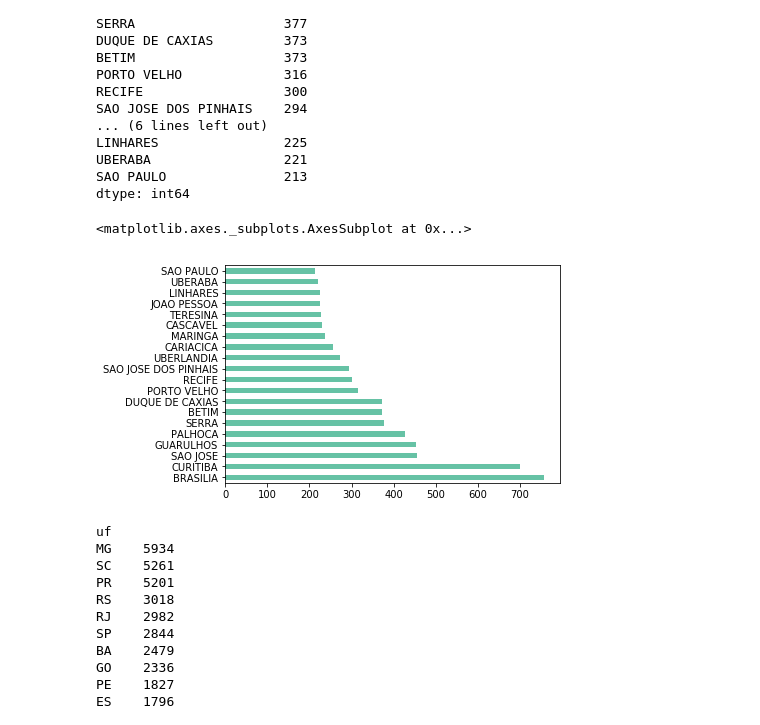
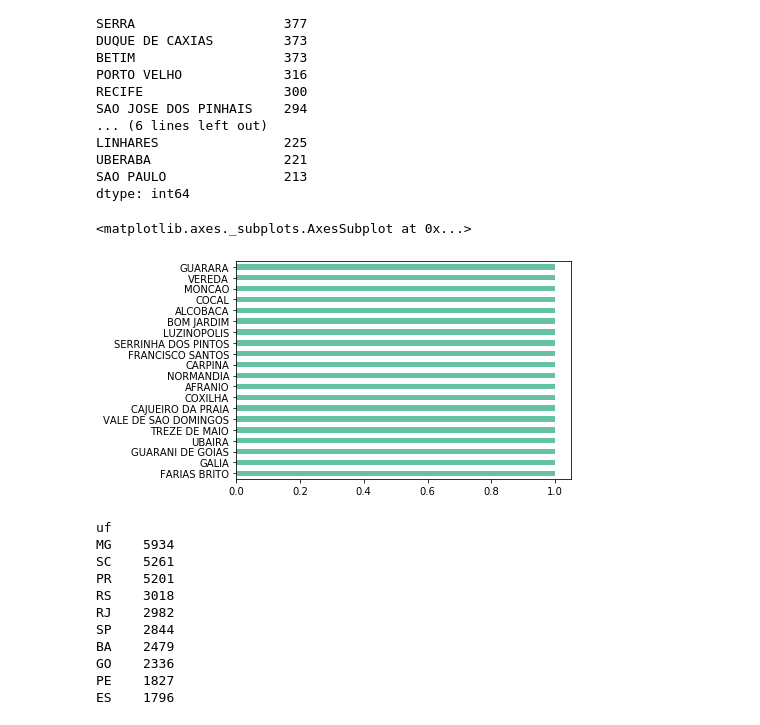
Before and after one commit to italoalvees/Projeto-ICD, a Jupyter notebook: Gráficos.ipynb, the cells around one changed output. Saved outputs shown, nothing was run; the diff lists cells and outputs as text; code cells hidden in the pictures.

```diff
--- a/Gráficos.ipynb
+++ b/Gráficos.ipynb
@@ -145,10 +145,10 @@ SAO PAULO               213
 dtype: int64
 # %%
 %matplotlib inline
-df['municipio'].value_counts().sort_values(ascending = False)[0:20].plot.barh()
+df['municipio'].value_counts().sort_values(ascending = True)[0:20].plot.barh()
 # %% [output]
 <matplotlib.axes._subplots.AxesSubplot at 0x...>
-[figure, old version]
+[figure, new version]
 # %%
 df.groupby('uf').size().sort_values(ascending = False)
 # %% [output]
```
Also changed, not shown: parts of 5 cells of this notebook.
